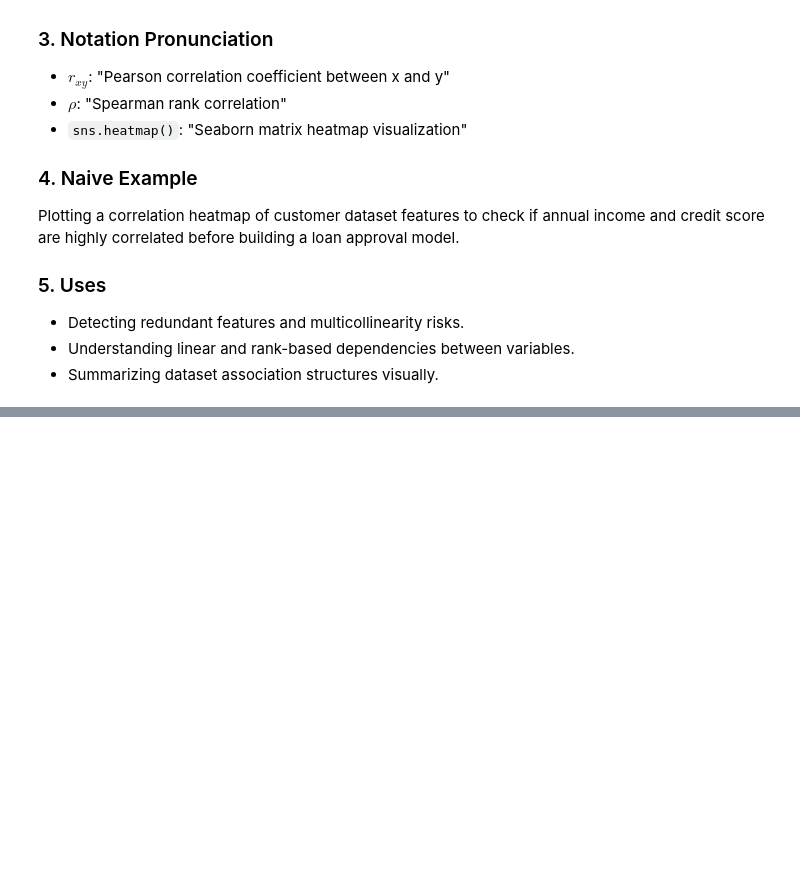
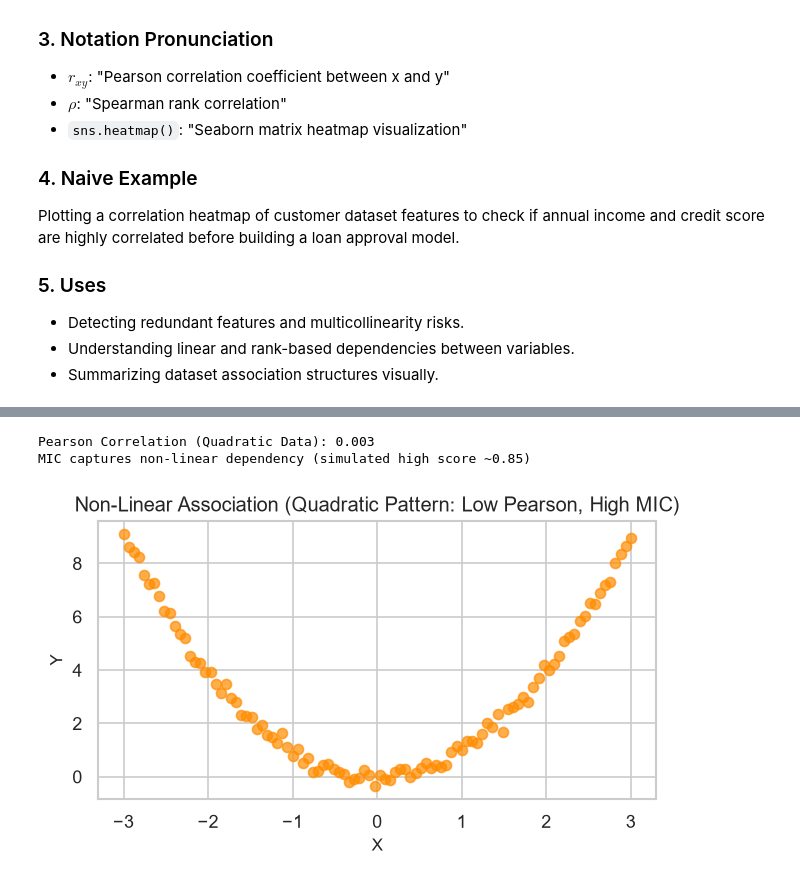
Before and after one commit to Soham1500/cdac_hyd_DA_nov_2026, a Jupyter notebook: Day6/03_Analytics/02_exploratory_data_analysis/03_correlation_and_collinearity_discovery.ipynb, the cells around one changed output, grey strips where cells are left out. Drawn from its saved outputs; the diff is of its cells as text; code cells hidden in the pictures; blank space fills up the shorter version.

```diff
--- a/Day6/03_Analytics/02_exploratory_data_analysis/03_correlation_and_collinearity_discovery.ipynb
+++ b/Day6/03_Analytics/02_exploratory_data_analysis/03_correlation_and_collinearity_discovery.ipynb
@@ -48,0 +263,26 @@ Plotting a correlation heatmap of customer dataset features to check if annual i
+# %%
+import numpy as np
+import pandas as pd
+
+
+np.random.seed(42)
+x_nonlin = np.linspace(-3, 3, 100)
+y_nonlin = x_nonlin**2 + np.random.normal(0, 0.2, 100)
+
+
+pearson_val = pd.Series(x_nonlin).corr(pd.Series(y_nonlin))
+print(f"Pearson Correlation (Quadratic Data): {pearson_val:.3f}")
+print("MIC captures non-linear dependency (simulated high score ~0.85)")
+
+
+# Visualization
+plt.figure(figsize=(6, 3))
+plt.scatter(x_nonlin, y_nonlin, color='darkorange', alpha=0.7)
+plt.title('Non-Linear Association (Quadratic Pattern: Low Pearson, High MIC)')
+plt.xlabel('X')
+plt.ylabel('Y')
+plt.show()
+# %% [output]
+Pearson Correlation (Quadratic Data): 0.003
+MIC captures non-linear dependency (simulated high score ~0.85)
+[figure, added]
```
Also changed, not shown: parts of 14 cells of this notebook.
